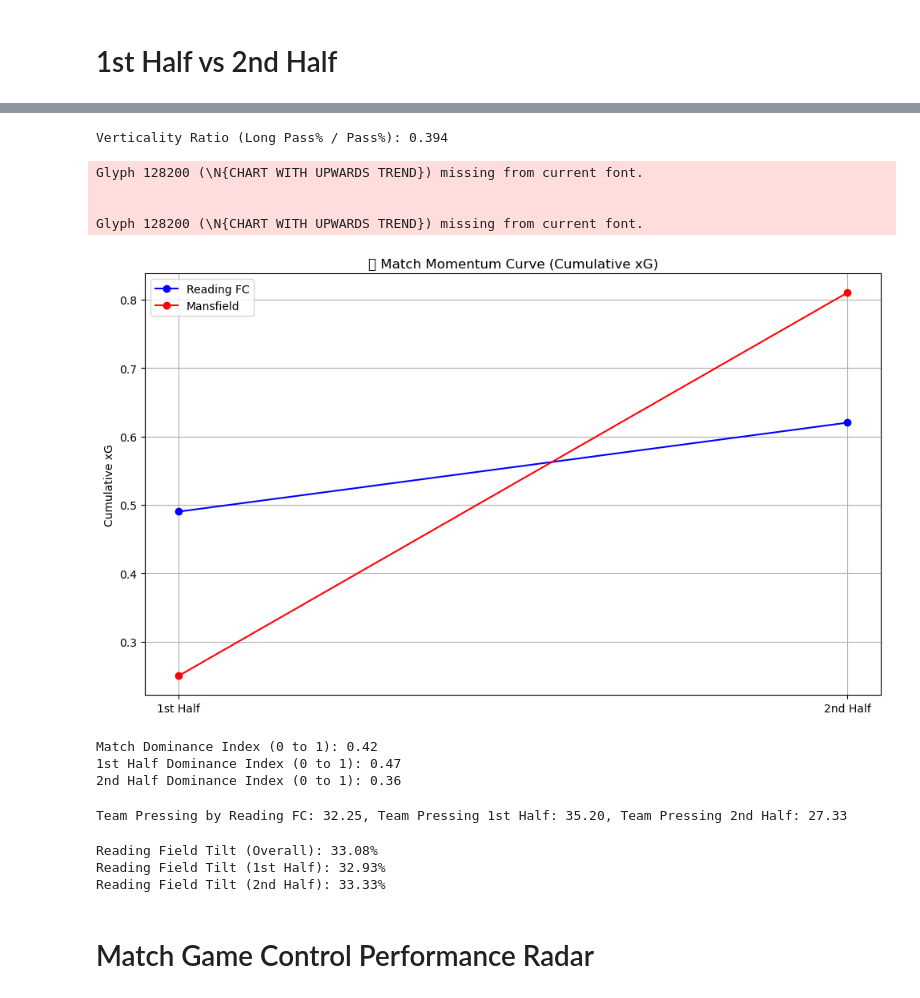
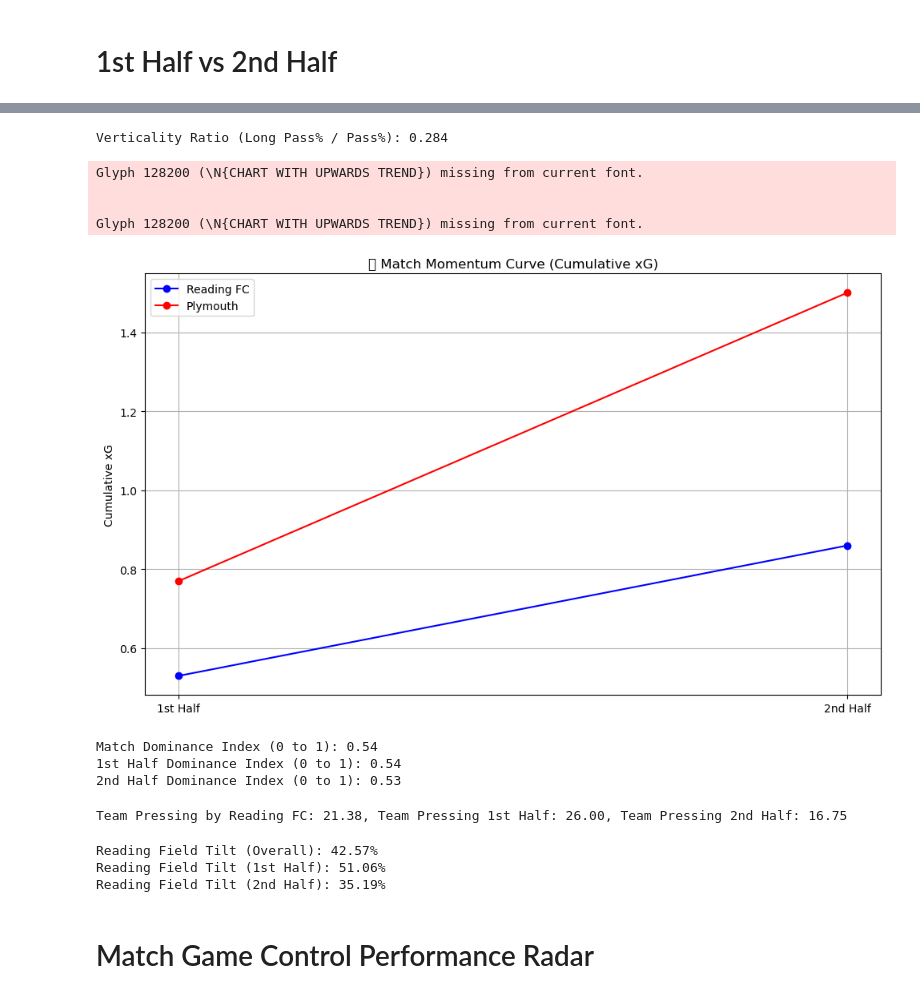
Before and after one commit to abryantgithub/Football_Analysis, a Jupyter notebook: notebooks/match-reports/Plymouth-H.ipynb, the cells around one changed output, grey strips where cells are left out. Cells and saved outputs as stored; diff of their text form; code cells hidden in the pictures.

```diff
--- a/notebooks/match-reports/Plymouth-H.ipynb
+++ b/notebooks/match-reports/Plymouth-H.ipynb
@@ -22,7 +22,7 @@ import numpy as np
 df = pd.read_csv('../../data/rfc_matchdata.csv')
 
 # Filtering for correct match
-df_match = df[(df["Opponent"] == "Mansfield") & (df["Venue"] == "A")].reset_index(drop=True)
+df_match = df[(df["Opponent"] == "Plymouth") & (df["Venue"] == "H")].reset_index(drop=True)
 
 match = df_match.iloc[0]
 # %% [markdown]
@@ -720,37 +720,37 @@ plt.show()
 verticality = match['rfc_LongPass%'] / match['rfc_Pass%'] if match['rfc_Pass%'] else 0
 print("Verticality Ratio (Long Pass% / Pass%):", round(verticality, 3))
 # %% [output]
-Verticality Ratio (Long Pass% / Pass%): 0.394
+Verticality Ratio (Long Pass% / Pass%): 0.284
 # %%
 import matplotlib.pyplot as plt
 
 # Get xG by half
 rfc_xg = [match['rfc_xG_1st'], match['rfc_xG_2nd']]
 opp_xg = [match['opp_xG_1st'], match['opp_xG_2nd']]
 
 # Cumulative xG over halves
 rfc_cumulative = [rfc_xg[0], rfc_xg[0] + rfc_xg[1]]
 opp_cumulative = [opp_xg[0], opp_xg[0] + opp_xg[1]]
 
 # Plotting
 plt.figure(figsize=(10, 6))
 plt.plot([0, 1], rfc_cumulative, label='Reading FC', color='blue', marker='o')
-plt.plot([0, 1], opp_cumulative, label='Mansfield', color='red', marker='o')
+plt.plot([0, 1], opp_cumulative, label='Plymouth', color='red', marker='o')
 
 # Styling
 plt.xticks([0, 1], ['1st Half', '2nd Half'])
 plt.title("📈 Match Momentum Curve (Cumulative xG)")
 plt.ylabel("Cumulative xG")
 plt.grid(True)
 plt.legend()
 plt.tight_layout()
 plt.show()
 # %% [output]
 Glyph 128200 (\N{CHART WITH UPWARDS TREND}) missing from current font.
 
 
 Glyph 128200 (\N{CHART WITH UPWARDS TREND}) missing from current font.
-[figure, old version]
+[figure, new version]
 # %%
 # Custom "dominance" index (normalize components first)
 def normalize(val, max_val):
@@ -785,20 +785,20 @@ print(f"Match Dominance Index (0 to 1): {dominance_index:.2f}")
 print(f"1st Half Dominance Index (0 to 1): {dominance_index_1st:.2f}")
 print(f"2nd Half Dominance Index (0 to 1): {dominance_index_2nd:.2f}")
 # %% [output]
-Match Dominance Index (0 to 1): 0.42
-1st Half Dominance Index (0 to 1): 0.47
-2nd Half Dominance Index (0 to 1): 0.36
+Match Dominance Index (0 to 1): 0.54
+1st Half Dominance Index (0 to 1): 0.54
+2nd Half Dominance Index (0 to 1): 0.53
 # %%
 ppda = match['opp_Passes'] / match['rfc_Tackles'] if match['rfc_Tackles'] else 0
 ppda_1st = match['opp_Passes_1st'] / match['rfc_Tackles_1st'] if match['rfc_Tackles_1st'] else 0
 ppda_2nd = match['opp_Passes_2nd'] / match['rfc_Tackles_2nd'] if match['rfc_Tackles_2nd'] else 0
 print(f"Team Pressing by Reading FC: {ppda:.2f}, Team Pressing 1st Half: {ppda_1st:.2f}, Team Pressing 2nd Half: {ppda_2nd:.2f}")
 # %% [output]
-Team Pressing by Reading FC: 32.25, Team Pressing 1st Half: 35.20, Team Pressing 2nd Half: 27.33
+Team Pressing by Reading FC: 21.38, Team Pressing 1st Half: 26.00, Team Pressing 2nd Half: 16.75
 # %%
 import plotly.graph_objects as go
 
-OPP_LABEL = "Mansfield"
+OPP_LABEL = "Plymouth"
 
 opp_label = match.get('opp_name', OPP_LABEL)
 
@@ -877,9 +877,9 @@ print(f"Reading Field Tilt (Overall): {field_tilt:.2%}")
 print(f"Reading Field Tilt (1st Half): {field_tilt_1st:.2%}")
 print(f"Reading Field Tilt (2nd Half): {field_tilt_2nd:.2%}")
 # %% [output]
-Reading Field Tilt (Overall): 33.08%
-Reading Field Tilt (1st Half): 32.93%
-Reading Field Tilt (2nd Half): 33.33%
+Reading Field Tilt (Overall): 42.57%
+Reading Field Tilt (1st Half): 51.06%
+Reading Field Tilt (2nd Half): 35.19%
 # %% [markdown]
 # Match Game Control Performance Radar
 # %%
```
Also changed, not shown: parts of 28 cells of this notebook, 4 other files.
